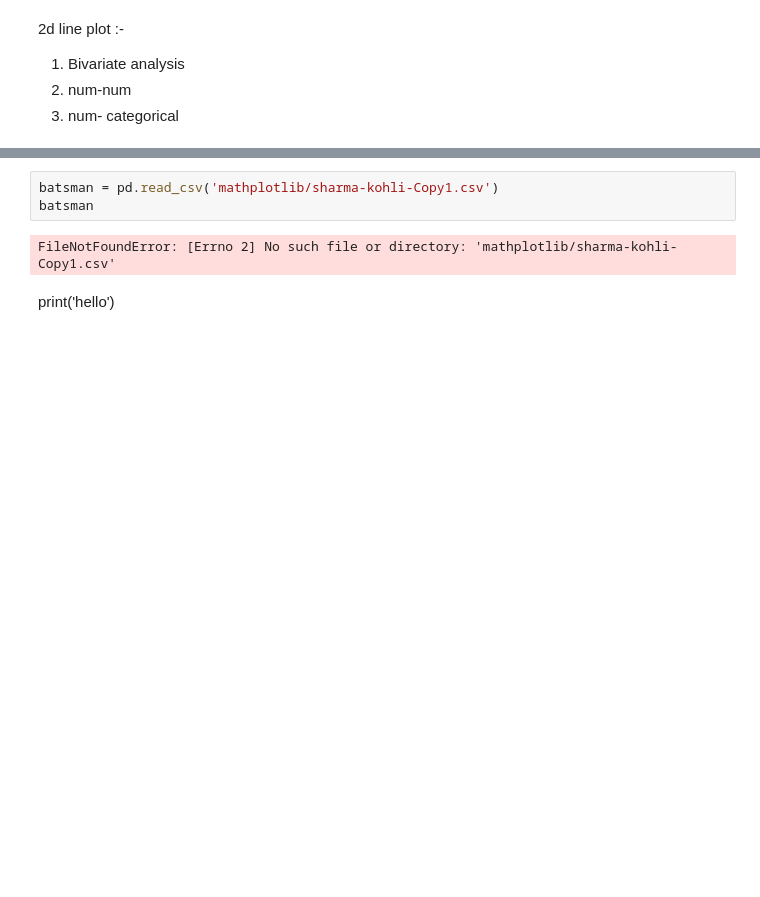
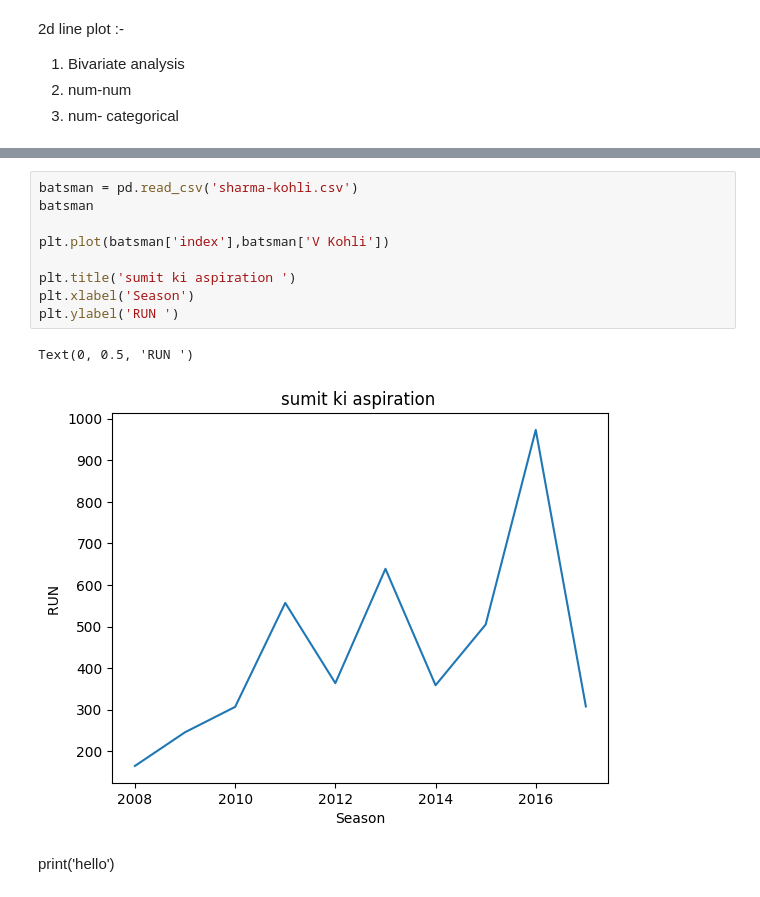
Before and after one commit to luckyshivhare/MissionMangal, a Jupyter notebook: mathplotlib/Untitled.ipynb, the cells around one changed output, grey strips where cells are left out. Saved outputs shown, nothing was run; the diff lists cells and outputs as text; blank space fills up the shorter version.

```diff
--- a/mathplotlib/Untitled.ipynb
+++ b/mathplotlib/Untitled.ipynb
@@ -25,8 +49,15 @@ plt.plot(yr,pri)
 # %%
-batsman = pd.read_csv('mathplotlib/sharma-kohli-Copy1.csv')
+batsman = pd.read_csv('sharma-kohli.csv')
 batsman
+
+plt.plot(batsman['index'],batsman['V Kohli'])
+
+plt.title('sumit ki aspiration ')
+plt.xlabel('Season')
+plt.ylabel('RUN ')
 # %% [output]
-FileNotFoundError: [Errno 2] No such file or directory: 'mathplotlib/sharma-kohli-Copy1.csv'
+Text(0, 0.5, 'RUN ')
+[figure, added]
 # %% [markdown]
 print('hello')
 # %% [markdown]
```
Also changed, not shown: parts of 8 cells of this notebook, 2 other files.
